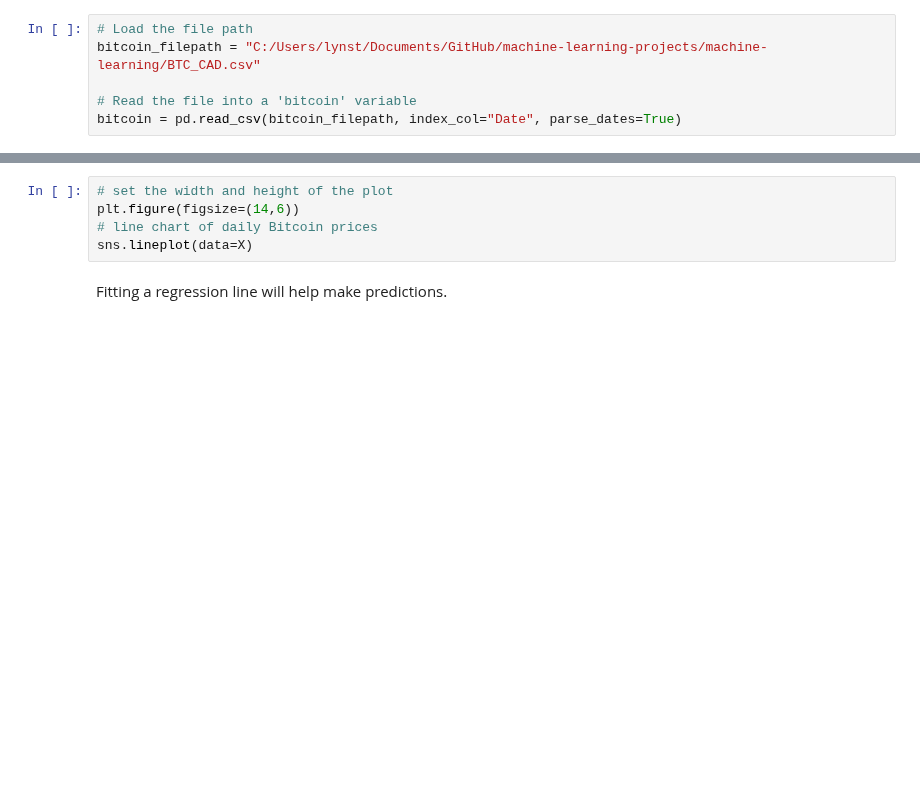
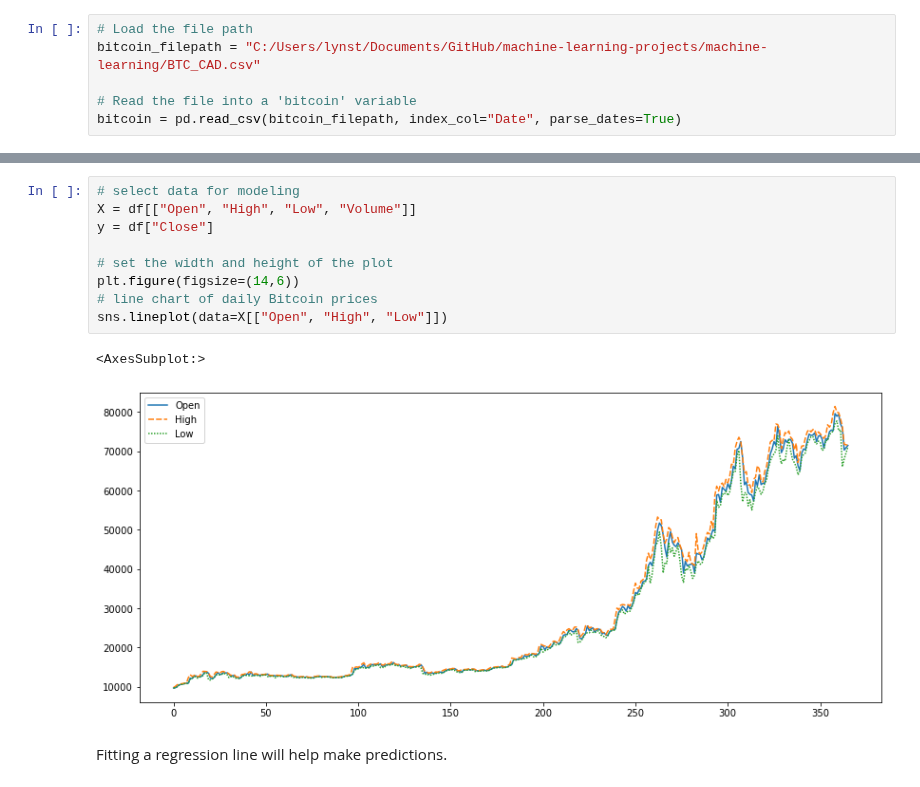
Before and after one commit to lynstanford/machine-learning-projects, a Jupyter notebook: machine-learning/decision_tree.ipynb, the cells around one changed output, grey strips where cells are left out. Cells and saved outputs as stored; diff of their text form; blank space fills up the shorter version.

Commit message:
Plotting X and y
Time-series data for dependent and independent variables.

```diff
--- a/machine-learning/decision_tree.ipynb
+++ b/machine-learning/decision_tree.ipynb
@@ -98,8 +111,15 @@ Next, include the packages for visualization.
 # %%
+# select data for modeling
+X = df[["Open", "High", "Low", "Volume"]]
+y = df["Close"]
+
 # set the width and height of the plot
 plt.figure(figsize=(14,6))
 # line chart of daily Bitcoin prices
-sns.lineplot(data=X)
+sns.lineplot(data=X[["Open", "High", "Low"]])
+# %% [output]
+<AxesSubplot:>
+[figure, added]
 # %% [markdown]
 Fitting a regression line will help make predictions.
 # %%
```
Also changed, not shown: parts of 6 cells of this notebook.
